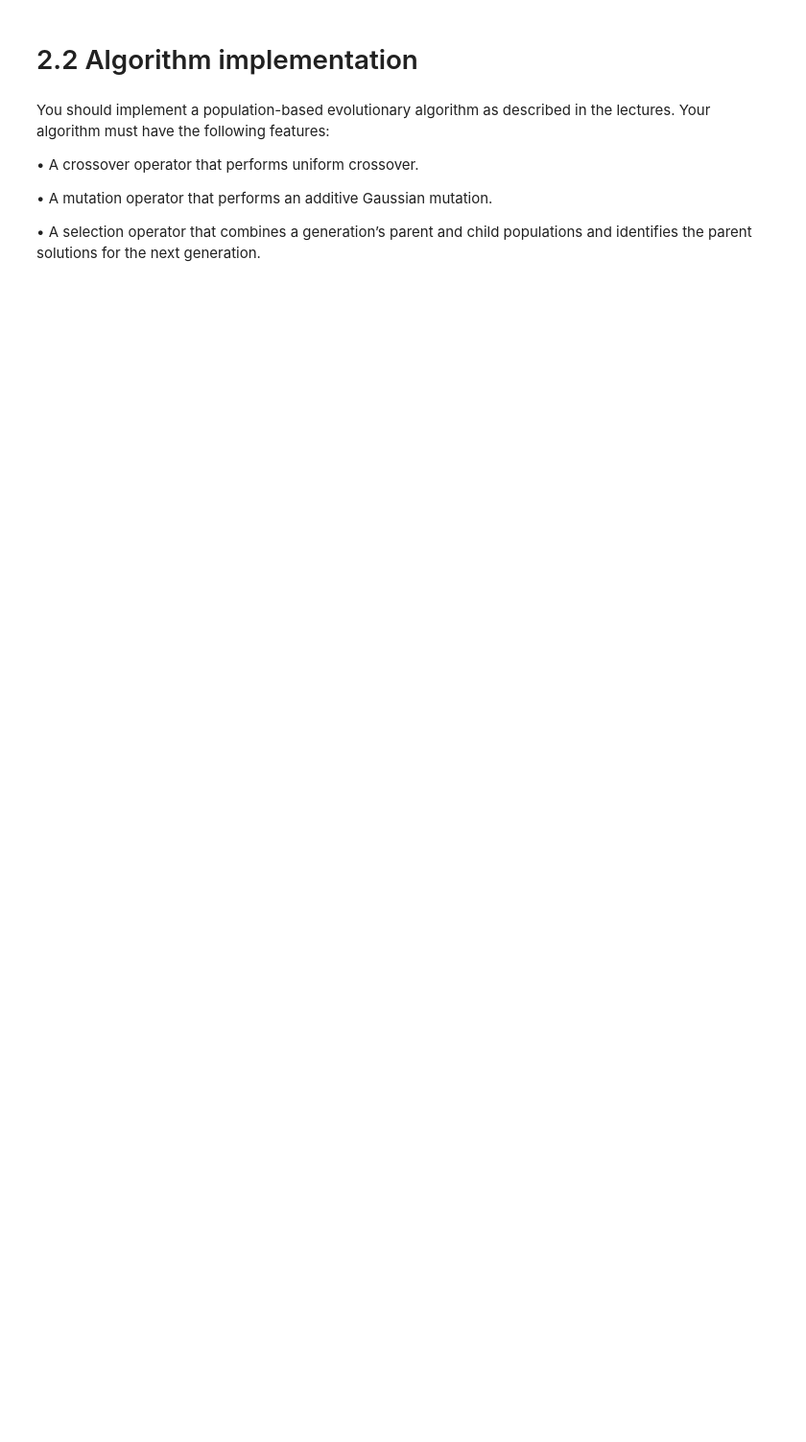
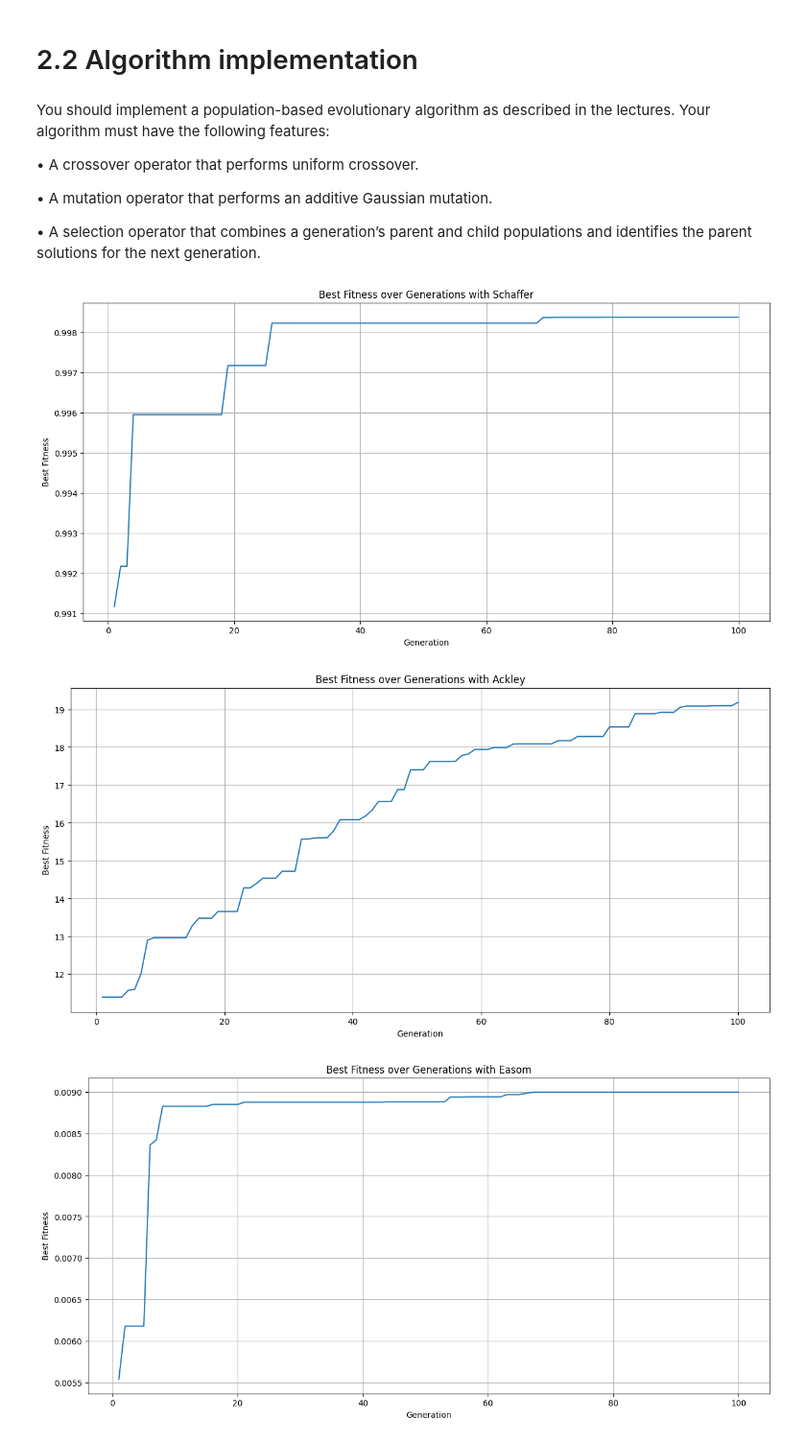
Before and after one commit to MxFrgsn/COMP2002_CW2, a Jupyter notebook: COMP2002.ipynb, the cells around one changed output. Shown at 96% size. Cells and saved outputs as stored; diff of their text form; code cells hidden in the pictures; blank space fills up the shorter version.

Commit message:
2.2 potentially done

```diff
--- a/COMP2002.ipynb
+++ b/COMP2002.ipynb
@@ -1051,50 +1050,58 @@ class Person:
 # %%
 # Creates population of random numbers between -5 and 5 with a D of 2
 def createPopulation(func):
-    for i in range(POPULATION_SIZE):
-        person = Person(np.random.uniform(-5,5),np.random.uniform(-5,5), func)
-        population.append(person)
+    return [Person(np.random.uniform(-5, 5), np.random.uniform(-5, 5), func) for i in range(POPULATION_SIZE)]
 
-# Selection operator (not done)
+# Selection operator
 def selection(population,current_generation,func):
     while current_generation <= GENERATION_LIMIT:
+        # Sort population by fitness (descending order for maximization)
         population = sorted(population, key=lambda x: x.fitness, reverse=True)
+        # Sort population by fitness (ascending order for minimization)
+        # population = sorted(population, key=lambda x: x.fitness)
         new_population = population[:ELITE_COUNT]
         while len(new_population) < POPULATION_SIZE:
             parent1 = population[np.random.randint(0, POPULATION_SIZE)]
             parent2 = population[np.random.randint(0, POPULATION_SIZE)]
-            # this might be wrong not sure
             child = parent1.uniform_crossover(parent2, func)
             child.mutate()
             child.fitness = func(child.getX(), child.getY())
             new_population.append(child)
         population[:] = new_population
         current_generation += 1
+        return new_population
+
 
 def experiment():
     problems = [schafferFunction, modifiedAckleyFunction, easomFunction]
     titles = ["Schaffer", "Ackley", "Easom"]
     best_fitness = []
 
     for i in range(len(problems)):
-        population.clear()
-        best_fitness.clear()
-        createPopulation(problems[i])
+        current_generation = 1
+        best_fitness = []
+        population = createPopulation(problems[i])
 
         for generation in range(0, GENERATION_LIMIT):
-            selection(population, current_generation, problems[i])
+            population = selection(population, current_generation, problems[i])
             for individual in population:
                 individual.fitness = problems[i](individual.getX(), individual.getY())
-            best_person = max(population, key=lambda x: np.max(x.fitness))
+            # Sort population by fitness (descending order for maximization)
+            best_person = max(population, key=lambda x: x.fitness)
+            # Sort population by fitness (ascending order for minimization)
+            # best_person = min(population, key=lambda x: x.fitness)
             best_fitness.append(best_person.fitness)
         plt.figure(figsize=(15, 7))
         plt.plot(range(1, len(best_fitness) + 1), best_fitness)
         plt.xlabel('Generation')
         plt.ylabel('Best Fitness')
         plt.title('Best Fitness over Generations with ' + titles[i])
         plt.grid(True)
         plt.savefig(f"Best_Fitness_{titles[i]}.pdf", bbox_inches="tight")
         plt.show()
 
-#createPopulation()
-#selection(population,current_generation)
+experiment()
+# %% [output]
+[figure, added]
+[figure, added]
+[figure, added]
```
Also changed, not shown: parts of 4 cells of this notebook, 5 other files.
